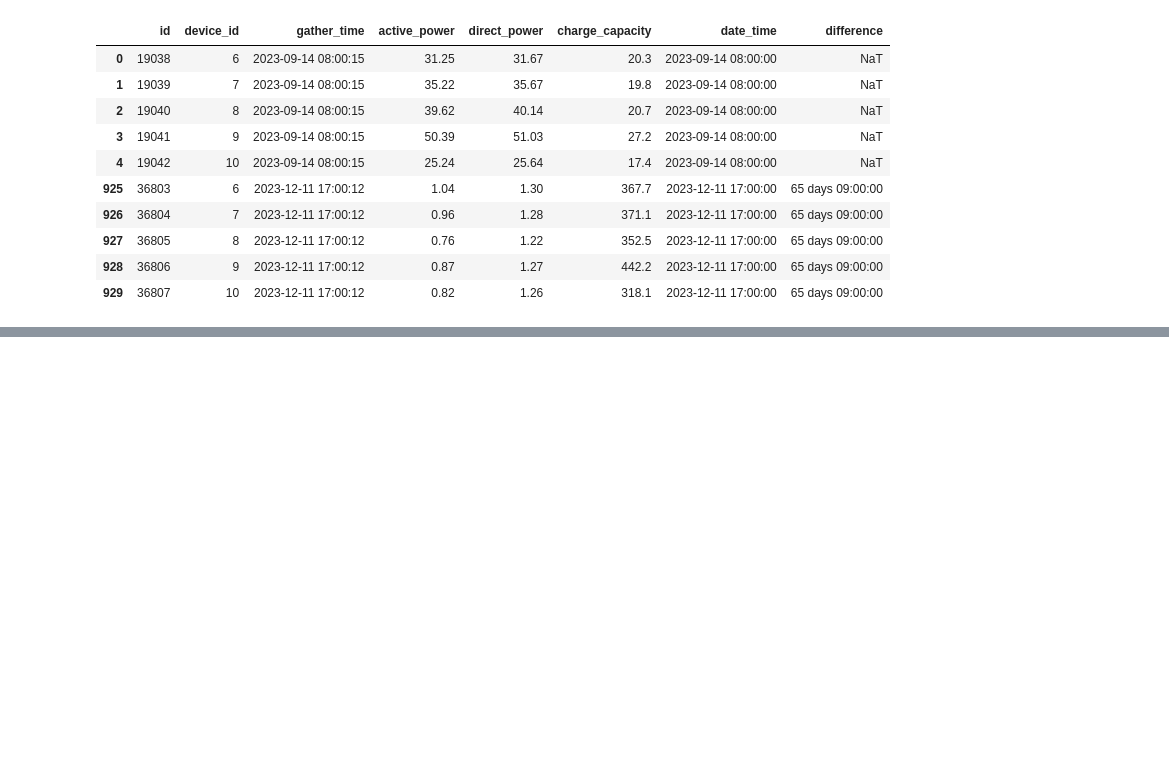
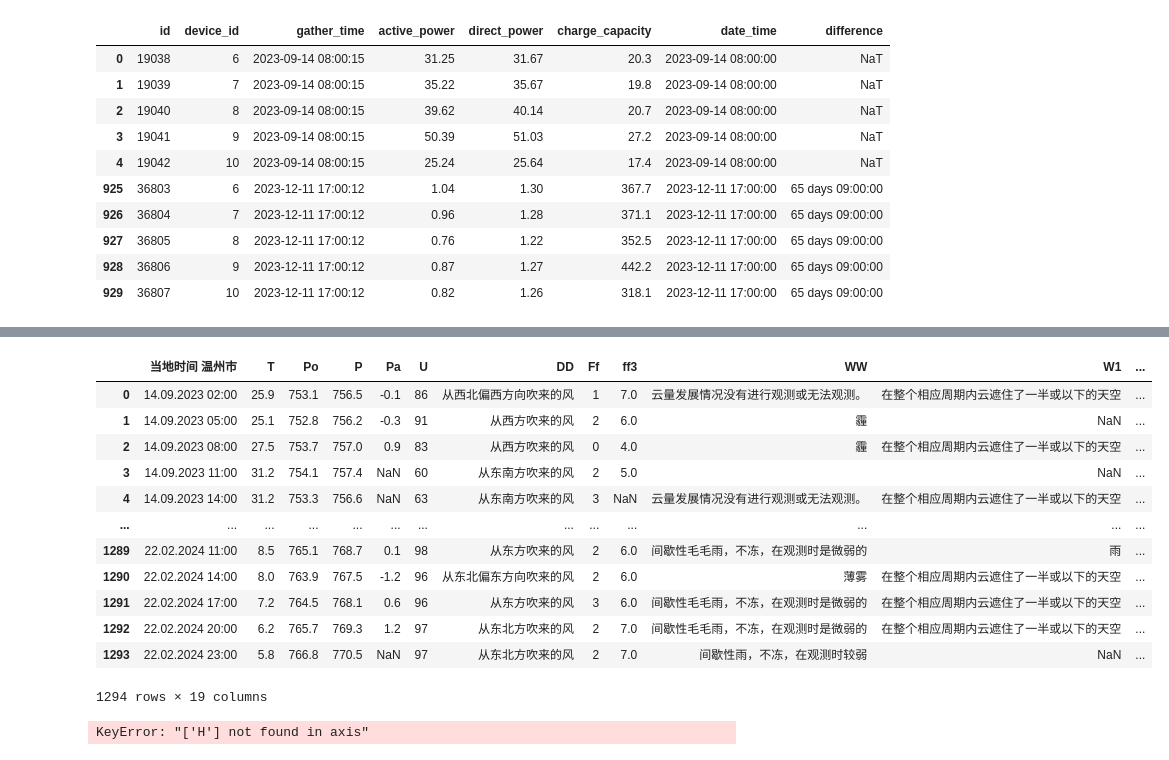
Before and after one commit to UGama/ChenTai_Power_Station, a Jupyter notebook: data_process.ipynb, the cells around one changed output, grey strips where cells are left out. Saved outputs shown, nothing was run; the diff lists cells and outputs as text; code cells hidden in the pictures; blank space fills up the shorter version.

Commit message:
weather data process

```diff
--- a/data_process.ipynb
+++ b/data_process.ipynb
@@ -465,0 +503,22 @@ df_pv=df_pv_copy
+# %%
+df_weather.drop(['ff10', 'N', 'Cl', 'Nh', 'Cm', 'Ch', 'E', 'Tg', "E'", 'sss'], axis=1, inplace=True)
+df_weather
+# %% [output]
+|  | 当地时间 温州市 | T | Po | P | Pa | U | DD | Ff | ff3 | WW | W1 | ... |
+| 0 | 14.09.2023 02:00 | 25.9 | 753.1 | 756.5 | -0.1 | 86 | 从西北偏西方向吹来的风 | 1 | 7.0 | 云量发展情况没有进行观测或无法观测。 | 在整个相应周期内云遮住了一半或以下的天空 | ... |
+| 1 | 14.09.2023 05:00 | 25.1 | 752.8 | 756.2 | -0.3 | 91 | 从西方吹来的风 | 2 | 6.0 | 霾 | NaN | ... |
+| 2 | 14.09.2023 08:00 | 27.5 | 753.7 | 757.0 | 0.9 | 83 | 从西方吹来的风 | 0 | 4.0 | 霾 | 在整个相应周期内云遮住了一半或以下的天空 | ... |
+| 3 | 14.09.2023 11:00 | 31.2 | 754.1 | 757.4 | NaN | 60 | 从东南方吹来的风 | 2 | 5.0 |  | NaN | ... |
+| 4 | 14.09.2023 14:00 | 31.2 | 753.3 | 756.6 | NaN | 63 | 从东南方吹来的风 | 3 | NaN | 云量发展情况没有进行观测或无法观测。 | 在整个相应周期内云遮住了一半或以下的天空 | ... |
+| ... | ... | ... | ... | ... | ... | ... | ... | ... | ... | ... | ... | ... |
+| 1289 | 22.02.2024 11:00 | 8.5 | 765.1 | 768.7 | 0.1 | 98 | 从东方吹来的风 | 2 | 6.0 | 间歇性毛毛雨，不冻，在观测时是微弱的 | 雨 | ... |
+| 1290 | 22.02.2024 14:00 | 8.0 | 763.9 | 767.5 | -1.2 | 96 | 从东北偏东方向吹来的风 | 2 | 6.0 | 薄雾 | 在整个相应周期内云遮住了一半或以下的天空 | ... |
+| 1291 | 22.02.2024 17:00 | 7.2 | 764.5 | 768.1 | 0.6 | 96 | 从东方吹来的风 | 3 | 6.0 | 间歇性毛毛雨，不冻，在观测时是微弱的 | 在整个相应周期内云遮住了一半或以下的天空 | ... |
+| 1292 | 22.02.2024 20:00 | 6.2 | 765.7 | 769.3 | 1.2 | 97 | 从东北方吹来的风 | 2 | 7.0 | 间歇性毛毛雨，不冻，在观测时是微弱的 | 在整个相应周期内云遮住了一半或以下的天空 | ... |
+| 1293 | 22.02.2024 23:00 | 5.8 | 766.8 | 770.5 | NaN | 97 | 从东北方吹来的风 | 2 | 7.0 | 间歇性雨，不冻，在观测时较弱 | NaN | ... |
+1294 rows × 19 columns
+# %%
+df_weather.drop('H', axis=1, inplace=True)
+df_weather
+# %% [output]
+KeyError: "['H'] not found in axis"
```
Also changed, not shown: parts of 20 cells of this notebook, 2 other files.
